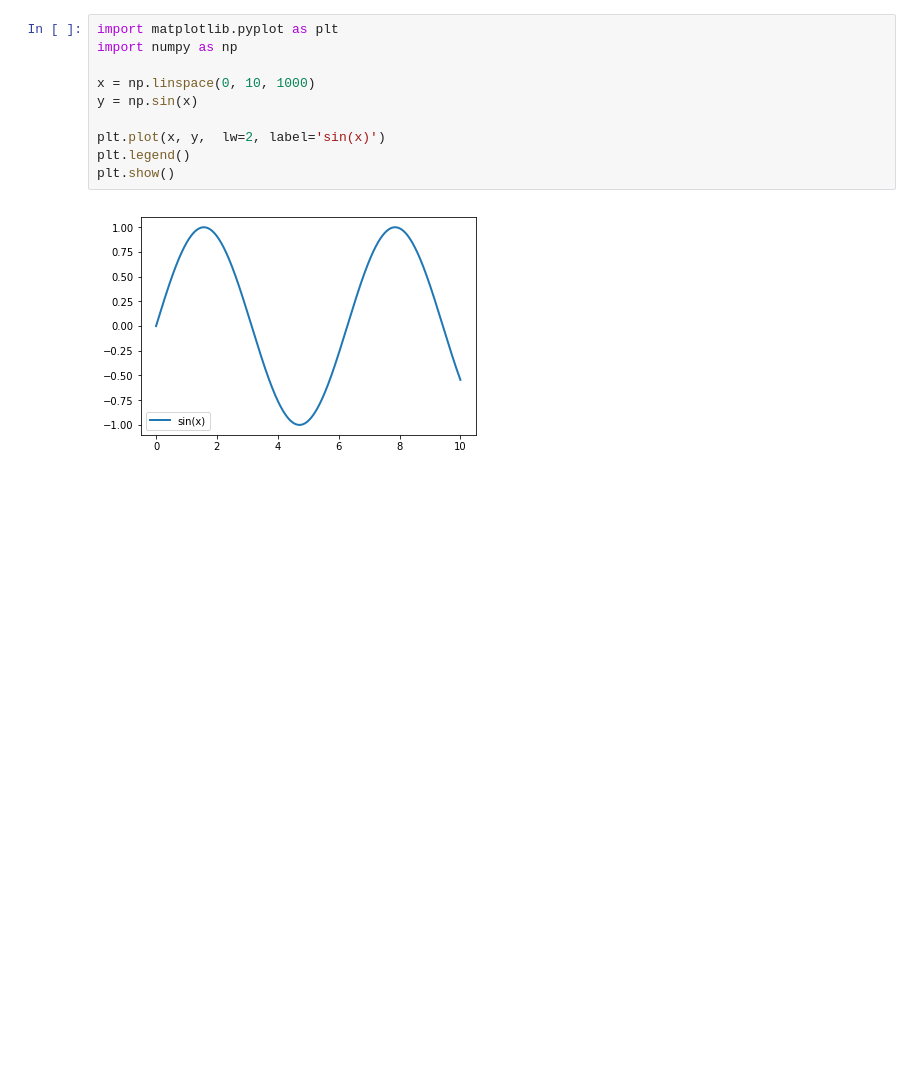
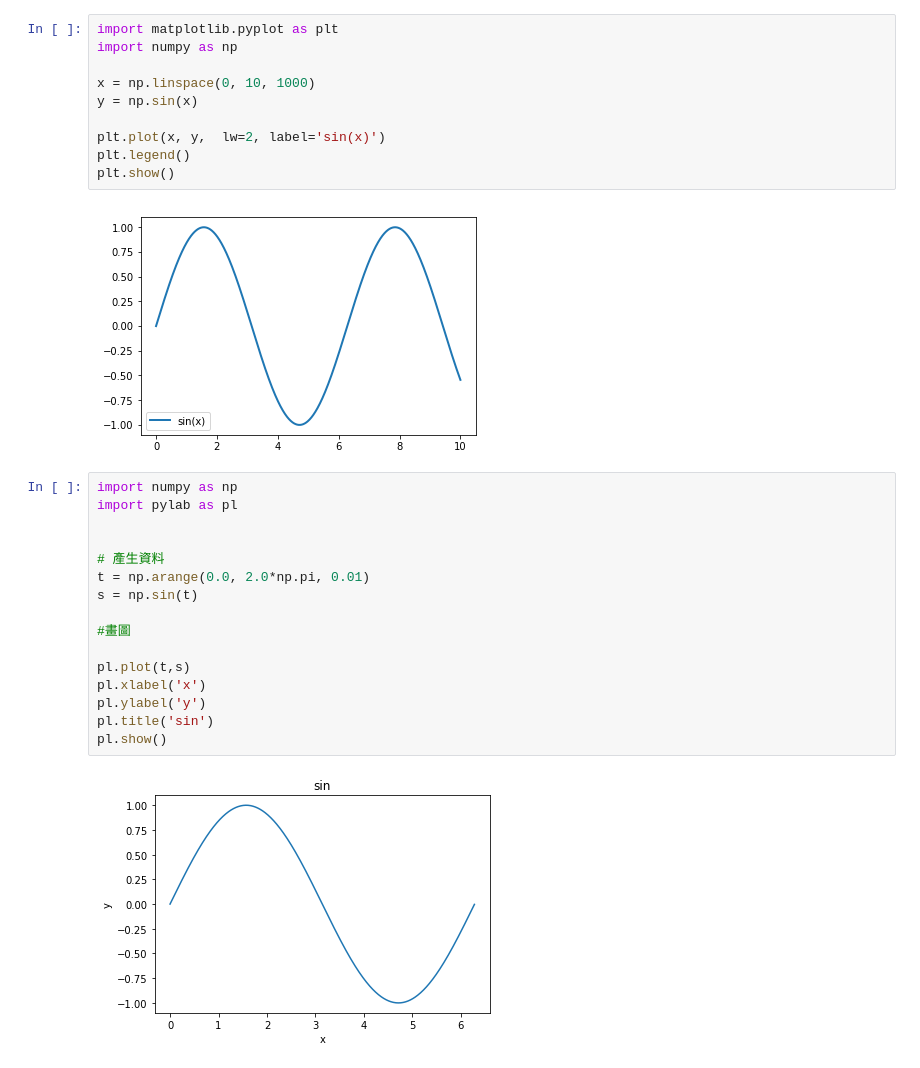
Before and after one commit to A050E107/AI-WORK, a Jupyter notebook: numpy2.ipynb, the cells around one changed output. Drawn from its saved outputs; the diff is of its cells as text; blank space fills up the shorter version.

```diff
--- a/numpy2.ipynb
+++ b/numpy2.ipynb
@@ -59,3 +59,21 @@ plt.legend()
 plt.show()
 # %% [output]
 [figure]
+# %%
+import numpy as np
+import pylab as pl
+
+
+# 產生資料
+t = np.arange(0.0, 2.0*np.pi, 0.01)
+s = np.sin(t)
+
+#畫圖
+
+pl.plot(t,s)
+pl.xlabel('x')
+pl.ylabel('y')
+pl.title('sin')
+pl.show()
+# %% [output]
+[figure, added]
```
Also changed, not shown: parts of 7 cells of this notebook.
